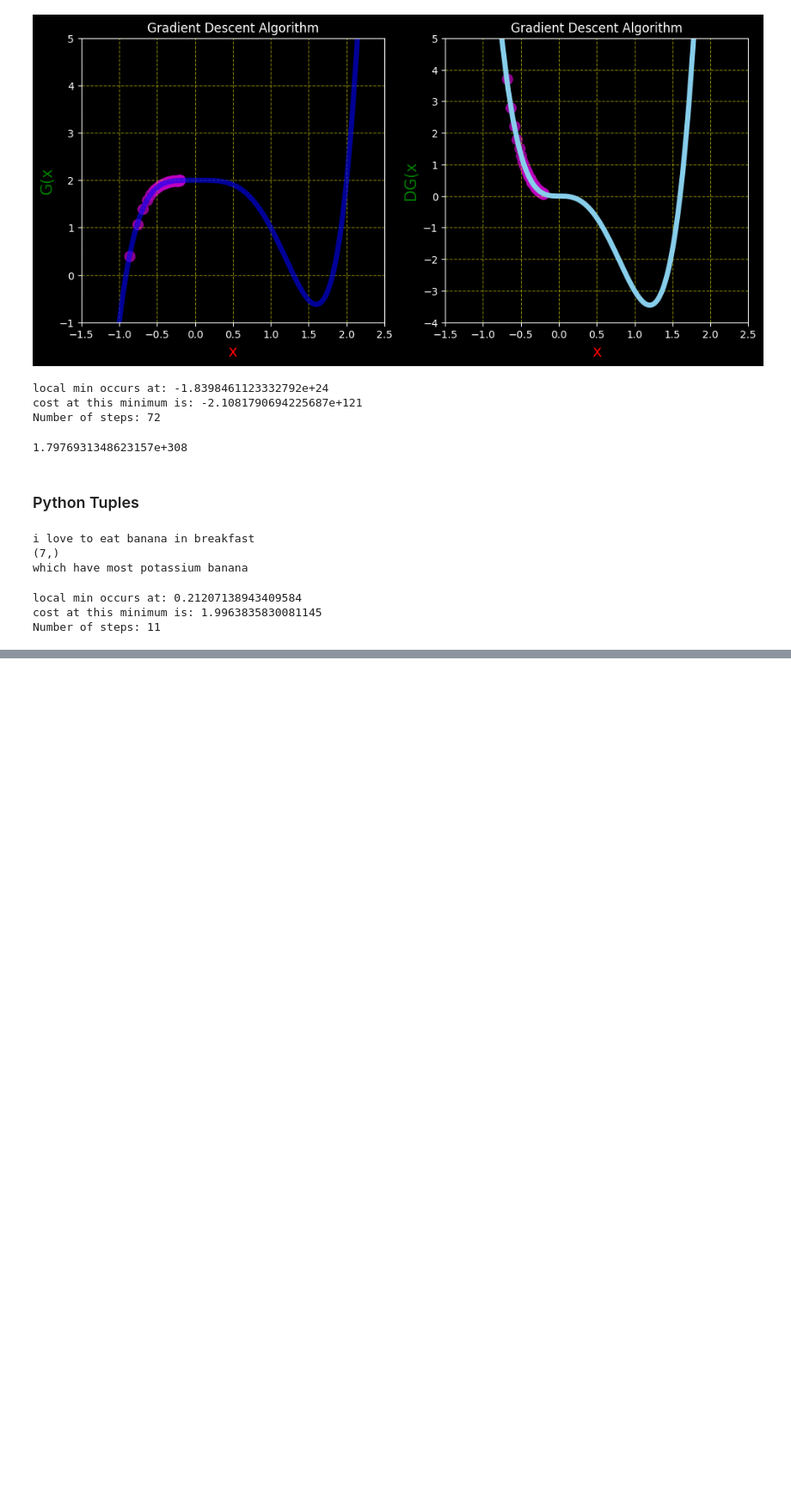
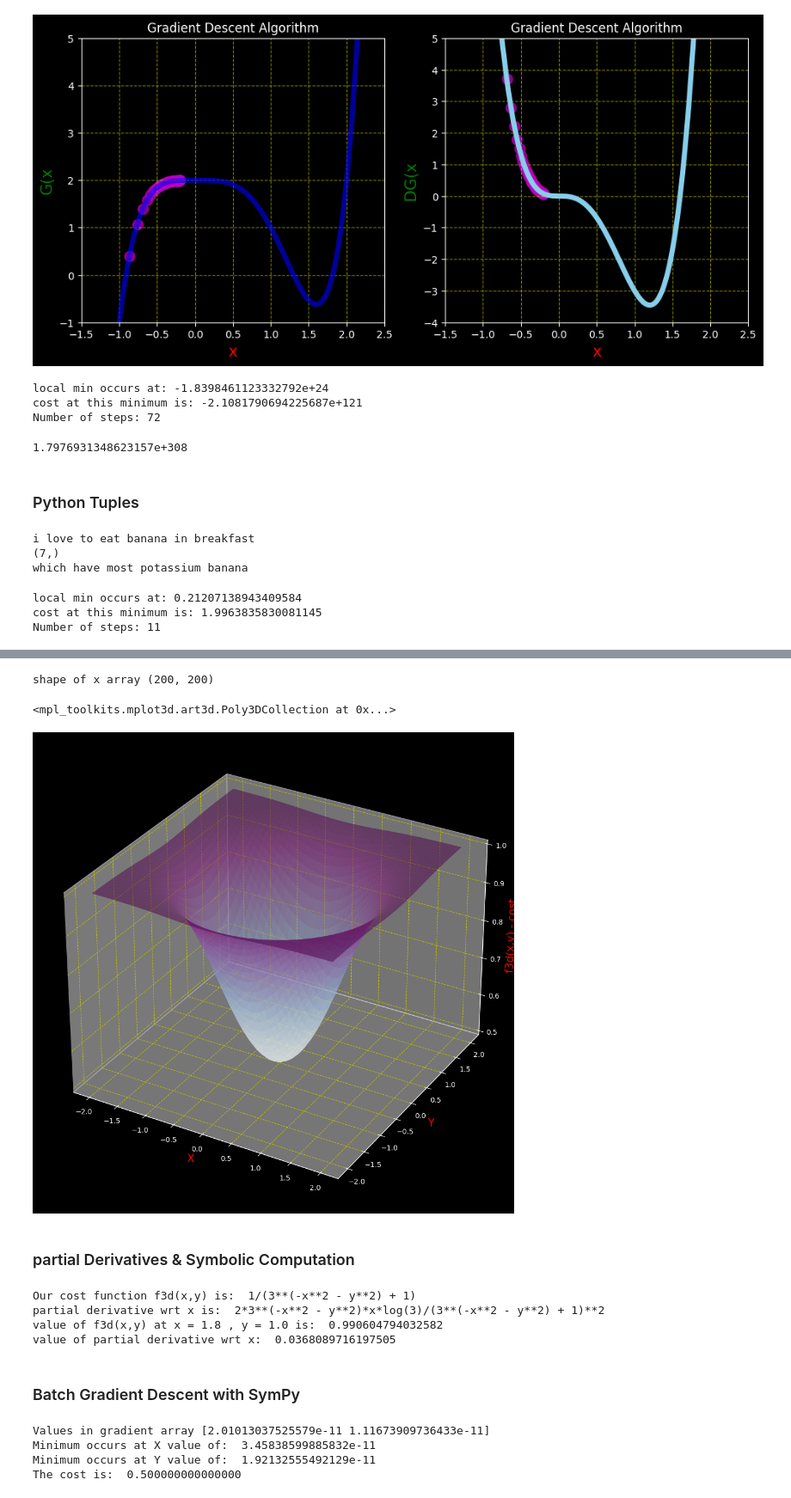
Before and after one commit to khushalpapnai/GEN-AI, a Jupyter notebook: DS - ML - AI - gen/Algorithm/gradientDescent.ipynb, the cells around one changed output, grey strips where cells are left out. Shown at 86% size. Drawn from its saved outputs; the diff is of its cells as text; code cells hidden in the pictures; blank space fills up the shorter version.

```diff
--- a/DS - ML - AI - gen/Algorithm/gradientDescent.ipynb
+++ b/DS - ML - AI - gen/Algorithm/gradientDescent.ipynb
@@ -357,0 +566,66 @@ Number of steps: 11
+# %%
+# Function of 3D Viz
+def f3d(x,y):
+    r = 3**(-x**2-y**2)
+    return 1 / (r + 1)
+# %%
+x_4 = np.linspace(-2,2,200)
+y_4 = np.linspace(-2,2,200)
+
+x_4,y_4 = np.meshgrid(x_4,y_4)
+print("shape of x array",x_4.shape)
+# %% [output]
+shape of x array (200, 200)
+# %%
+# Generating 3D Plot
+
+fig = pyl.figure(figsize=[16,12])
+ax = fig.add_subplot(111,projection='3d')
+
+ax.set_xlabel("X",color = "r", fontsize = 15)
+ax.set_ylabel("Y",color = "r", fontsize = 15)
+ax.set_zlabel("f3d(x,y) - cost",color = "r", fontsize = 15)
+
+ax.plot_surface(x_4,y_4,f3d(x_4,y_4),cmap='BuPu',alpha = 0.5)
+# %% [output]
+<mpl_toolkits.mplot3d.art3d.Poly3DCollection at 0x...>
+[figure, added]
+# %% [markdown]
+### partial Derivatives & Symbolic Computation
+# %%
+a,b = symbols('x,y')
+print("Our cost function f3d(x,y) is: ",f3d(a,b))
+print("partial derivative wrt x is: ",diff(f3d(a,b),a))
+print("value of f3d(x,y) at x = 1.8 , y = 1.0 is: ",
+      f3d(a,b).evalf(subs={a:1.8,b:1}) )# Python dictionary
+print("value of partial derivative wrt x: ",diff(f3d(a,b),a).evalf(subs={a:1.8,b:1}))
+# %% [output]
+Our cost function f3d(x,y) is:  1/(3**(-x**2 - y**2) + 1)
+partial derivative wrt x is:  2*3**(-x**2 - y**2)*x*log(3)/(3**(-x**2 - y**2) + 1)**2
+value of f3d(x,y) at x = 1.8 , y = 1.0 is:  0.990604794032582
+value of partial derivative wrt x:  0.0368089716197505
+# %% [markdown]
+### Batch Gradient Descent with SymPy
+# %%
+# setup
+
+multiplier = 0.1
+max_iter = 500
+prams = np.array([1.8,1.0]) # initial guess
+
+for n in range(max_iter):
+    gradient_x = diff(f3d(a,b),a).evalf(subs={a:prams[0],b:prams[1]})
+    gradient_y = diff(f3d(a,b),b).evalf(subs={a:prams[0],b:prams[1]})
+    gradients = np.array([gradient_x,gradient_y])
+    prams = prams - multiplier * gradients
+
+# Results
+print("Values in gradient array", gradients)
+print("Minimum occurs at X value of: ", prams[0])
+print("Minimum occurs at Y value of: ", prams[1])
+print("The cost is: ", f3d(prams[0],prams[1]))
+# %% [output]
+Values in gradient array [2.01013037525579e-11 1.11673909736433e-11]
+Minimum occurs at X value of:  3.45838599885832e-11
+Minimum occurs at Y value of:  1.92132555492129e-11
+The cost is:  0.500000000000000
```
Also changed, not shown: parts of 10 cells of this notebook.
